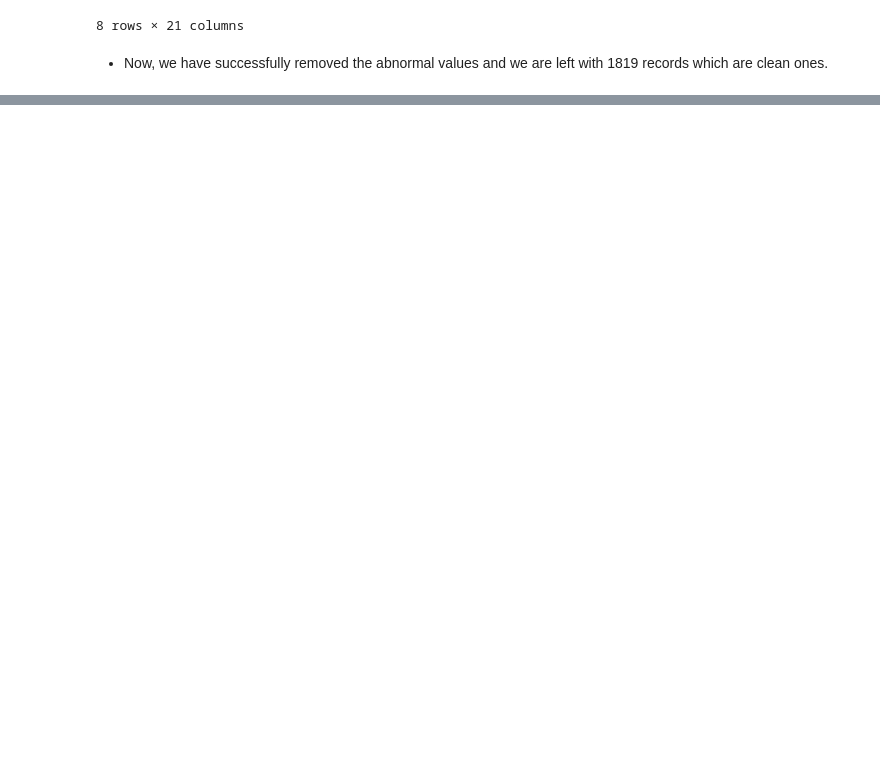
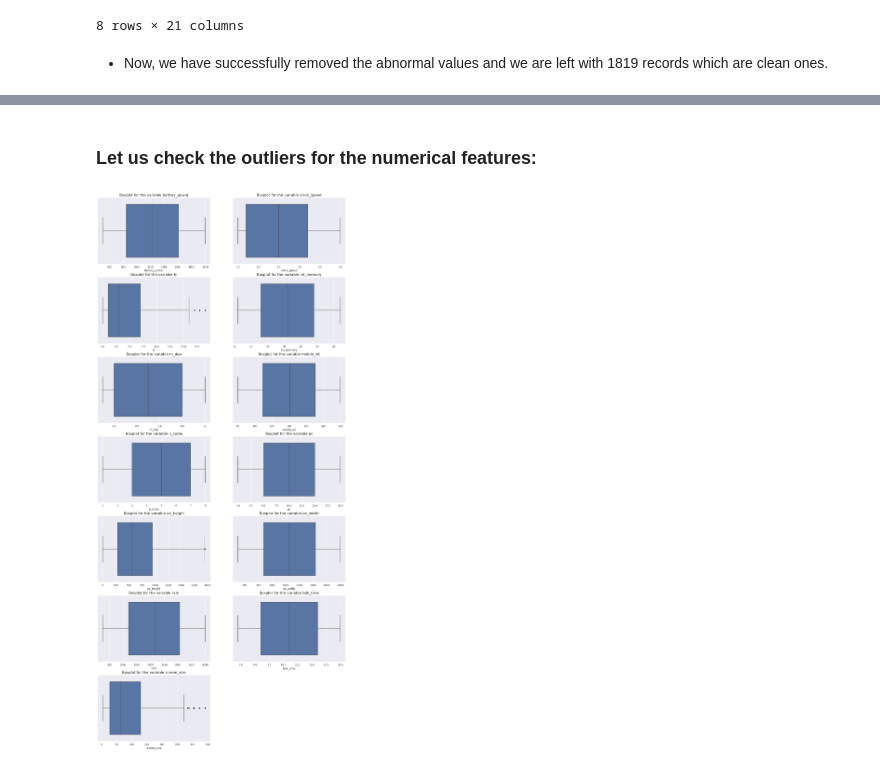
Before and after one commit to Rudrajit12/Mobile-Price-Range-Prediction, a Jupyter notebook: Mobile_Price_Range_Prediction_Capstone_Project.ipynb, the cells around one changed output, grey strips where cells are left out. Drawn from its saved outputs; the diff is of its cells as text; code cells hidden in the pictures; blank space fills up the shorter version.

```diff
--- a/Mobile_Price_Range_Prediction_Capstone_Project.ipynb
+++ b/Mobile_Price_Range_Prediction_Capstone_Project.ipynb
@@ -282,0 +334,4 @@ phone_df.describe()
+# %%
+# define the categorical and numerical features separately
+cat_features = ['blue','dual_sim','four_g','three_g','touch_screen','wifi']
+num_features = ['battery_power','clock_speed','fc','int_memory','m_dep','mobile_wt','n_cores','pc','px_height','px_width','ram','talk_time','screen_size']
@@ -282,0 +359,11 @@ phone_df.describe()
+# %%
+# plot the distribution of the categorical features
+count = 1
+plt.subplots(figsize=(20,20))
+for feature in cat_features:
+  plt.subplot(3,2,count)
+  sns.countplot(phone_df[feature])
+  plt.title(f"Distribution of the variable {feature}", fontsize=16)
+  plt.xlabel(f"{feature}")
+  plt.ylabel("Count")
+  count += 1
@@ -282,0 +376,11 @@ phone_df.describe()
+# %%
+# plot the distribution of the numerical features
+count = 1
+plt.subplots(figsize=(20,45))
+for feature in num_features:
+  plt.subplot(7,2,count)
+  sns.distplot(phone_df[feature])
+  plt.title(f"Distribution of the variable {feature}", fontsize=16)
+  plt.xlabel(f"{feature}")
+  plt.ylabel("Density")
+  count += 1
@@ -282,0 +395,14 @@ phone_df.describe()
+# %% [markdown]
+### **Let us check the outliers for the numerical features:**
+# %%
+# plot the boxplots of the numerical features
+count = 1
+plt.subplots(figsize=(20,45))
+for feature in num_features:
+  plt.subplot(7,2,count)
+  sns.boxplot(phone_df[feature])
+  plt.title(f"Boxplot for the variable {feature}", fontsize=16)
+  plt.xlabel(f"{feature}")
+  count += 1
+# %% [output]
+[figure, added]
```
Also changed, not shown: parts of 18 cells of this notebook.
